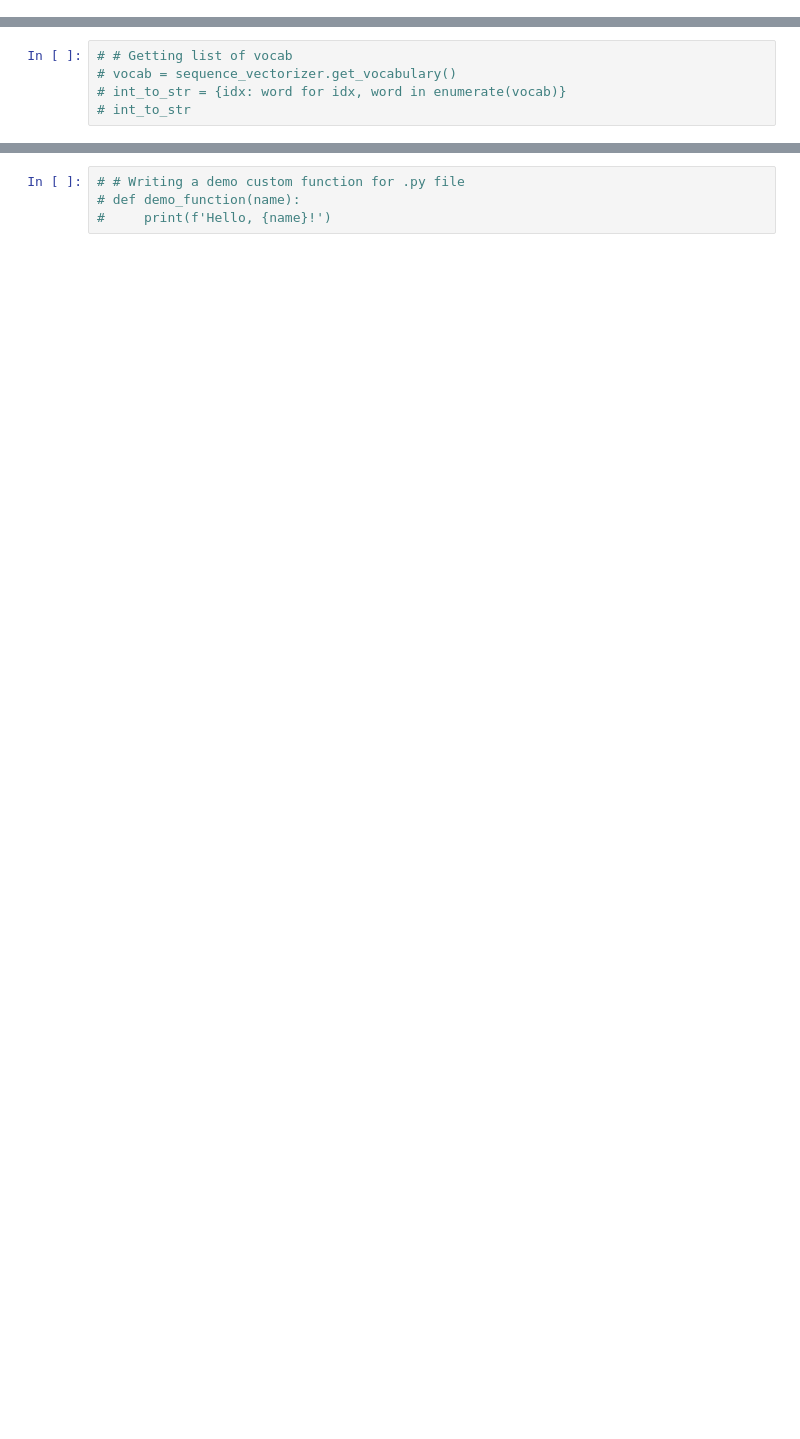
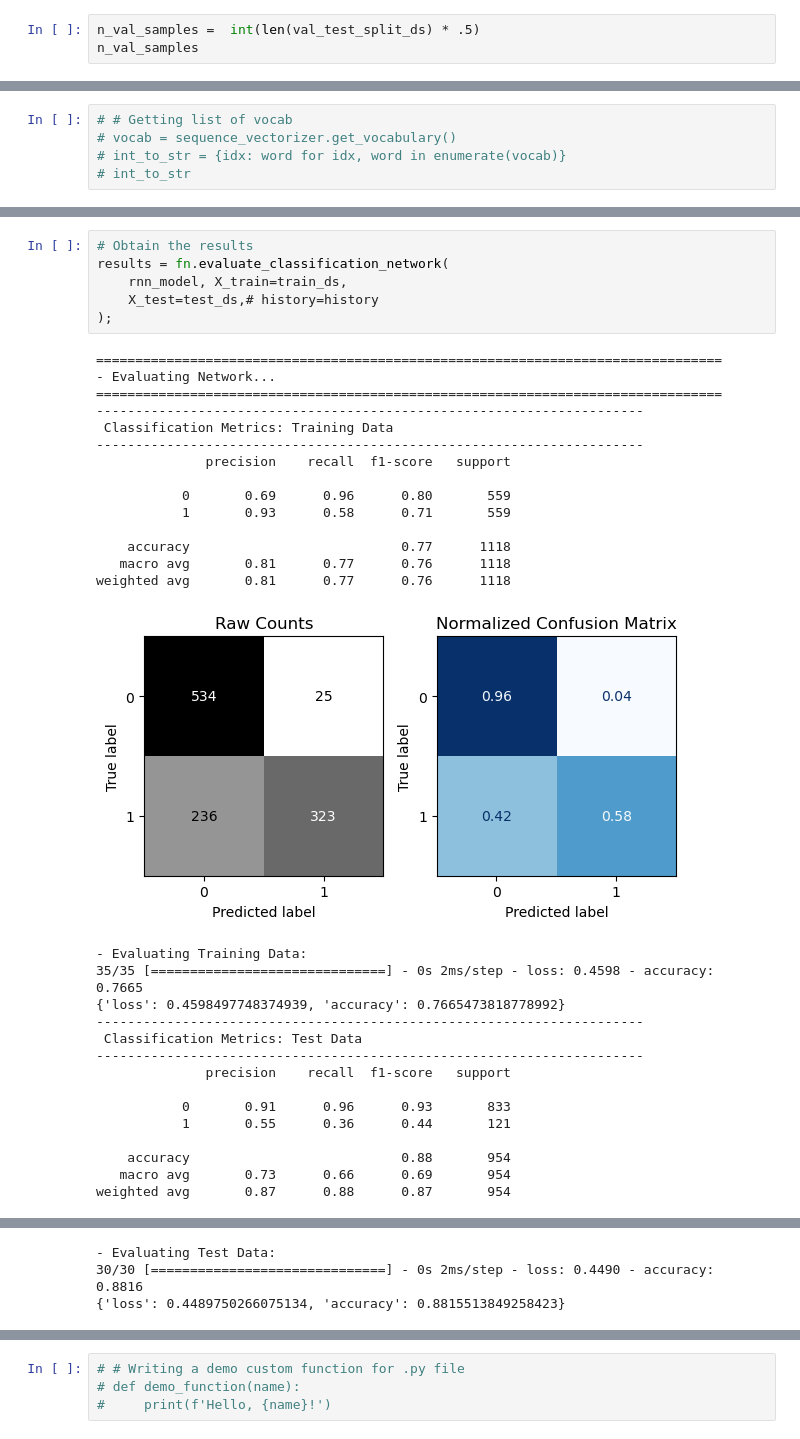
Before and after one commit to purvikansara/adv-ml-wk02-deep-nlp-codealongs, a Jupyter notebook: Lecture 1/SOLUTION-W02L01-deep-nlp-text-prep.ipynb, the cells around one changed output, grey strips where cells are left out. Cells and saved outputs as stored; diff of their text form; blank space fills up the shorter version.

```diff
--- a/Lecture 1/SOLUTION-W02L01-deep-nlp-text-prep.ipynb
+++ b/Lecture 1/SOLUTION-W02L01-deep-nlp-text-prep.ipynb
@@ -308,0 +354,3 @@ ValueError: Can't convert Python sequence with mixed types to Tensor.
+# %%
+n_val_samples =  int(len(val_test_split_ds) * .5)
+n_val_samples
@@ -389,0 +718,36 @@ VOCAB_SIZE
+# %%
+# Obtain the results
+results = fn.evaluate_classification_network(
+    rnn_model, X_train=train_ds,
+    X_test=test_ds,# history=history
+);
+# %% [output]
+================================================================================
+- Evaluating Network...
+================================================================================
+----------------------------------------------------------------------
+ Classification Metrics: Training Data
+----------------------------------------------------------------------
+              precision    recall  f1-score   support
+
+           0       0.69      0.96      0.80       559
+           1       0.93      0.58      0.71       559
+
+    accuracy                           0.77      1118
+   macro avg       0.81      0.77      0.76      1118
+weighted avg       0.81      0.77      0.76      1118
+[figure, added]
+- Evaluating Training Data:
+35/35 [==============================] - 0s 2ms/step - loss: 0.4598 - accuracy: 0.7665
+{'loss': 0.4598497748374939, 'accuracy': 0.7665473818778992}
+----------------------------------------------------------------------
+ Classification Metrics: Test Data
+----------------------------------------------------------------------
+              precision    recall  f1-score   support
+
+           0       0.91      0.96      0.93       833
+           1       0.55      0.36      0.44       121
+
+    accuracy                           0.88       954
+   macro avg       0.73      0.66      0.69       954
+weighted avg       0.87      0.88      0.87       954
@@ -389,0 +755,3 @@ VOCAB_SIZE
+- Evaluating Test Data:
+30/30 [==============================] - 0s 2ms/step - loss: 0.4490 - accuracy: 0.8816
+{'loss': 0.4489750266075134, 'accuracy': 0.8815513849258423}
```
Also changed, not shown: parts of 137 cells of this notebook, 1 other file.
